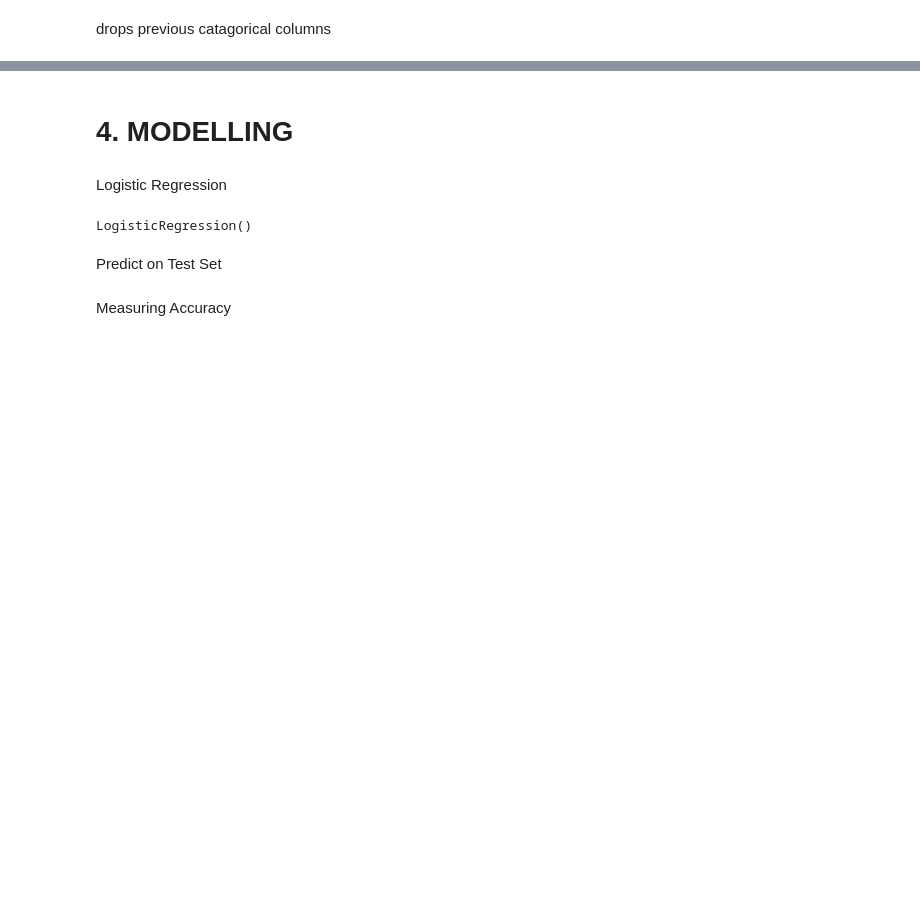
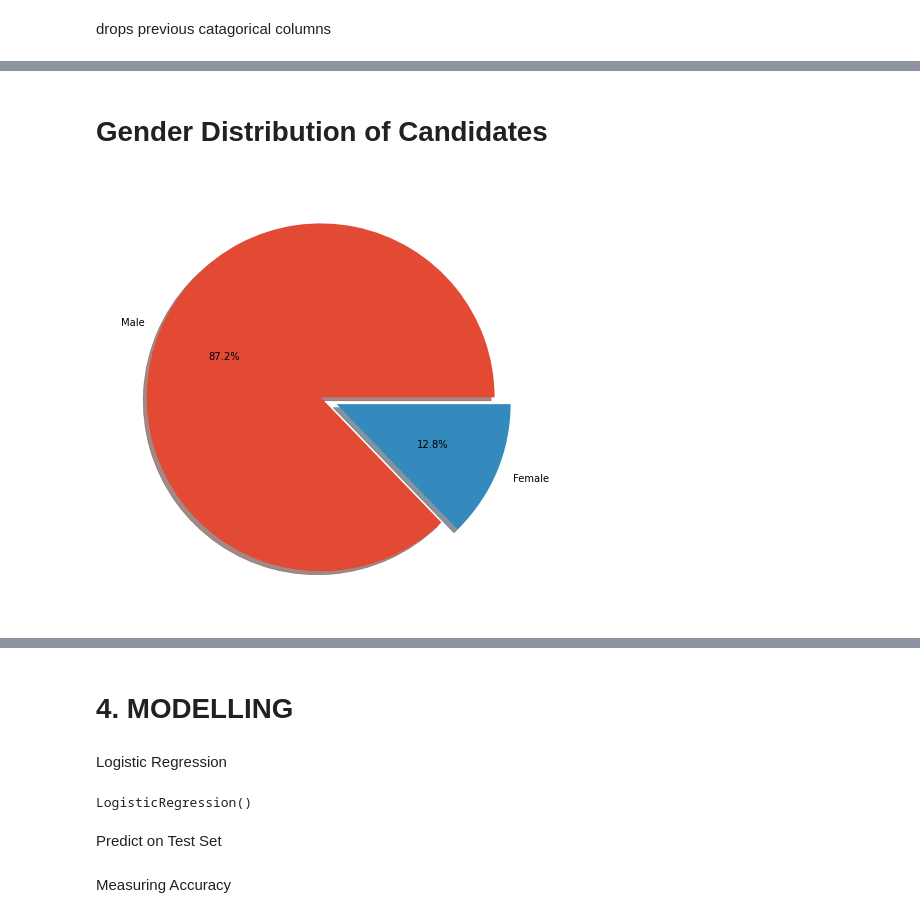
Before and after one commit to arunkspty/ICTACADEMY, a Jupyter notebook: Group8.ipynb, the cells around one changed output, grey strips where cells are left out. Saved outputs shown, nothing was run; the diff lists cells and outputs as text; code cells hidden in the pictures; blank space fills up the shorter version.

```diff
--- a/Group8.ipynb
+++ b/Group8.ipynb
@@ -430,0 +498,8 @@ X_train.shape
+# %% [markdown]
+# Gender Distribution of Candidates
+# %%
+plt.figure(figsize=(16,8))
+plt.pie(data['GENDER'].value_counts(),labels =['Male','Female'],explode = (0, 0.1),shadow=True,autopct='%1.1f%%')
+plt.show()
+# %% [output]
+[figure, added]
```
Also changed, not shown: parts of 51 cells of this notebook.
